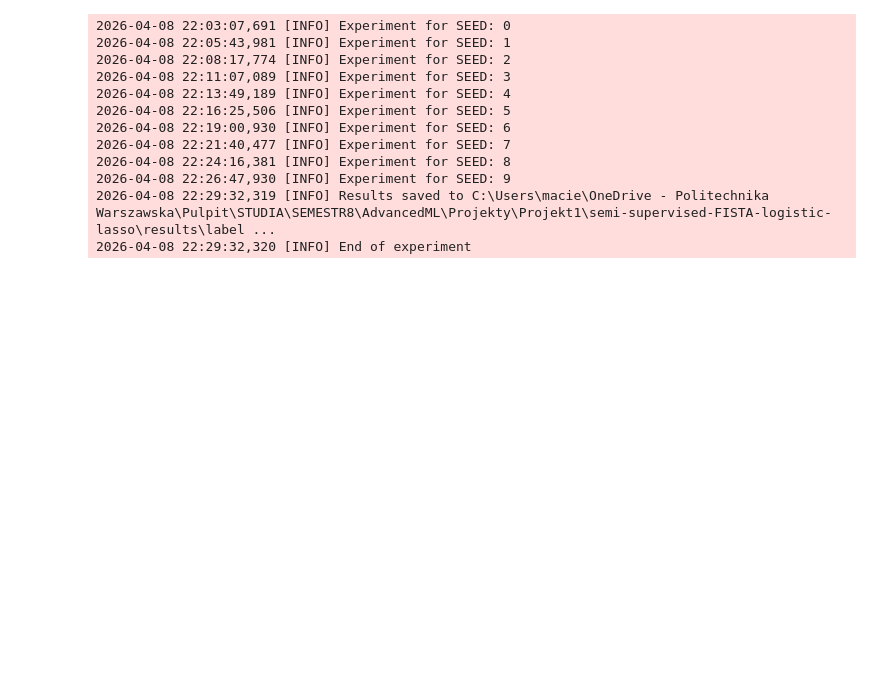
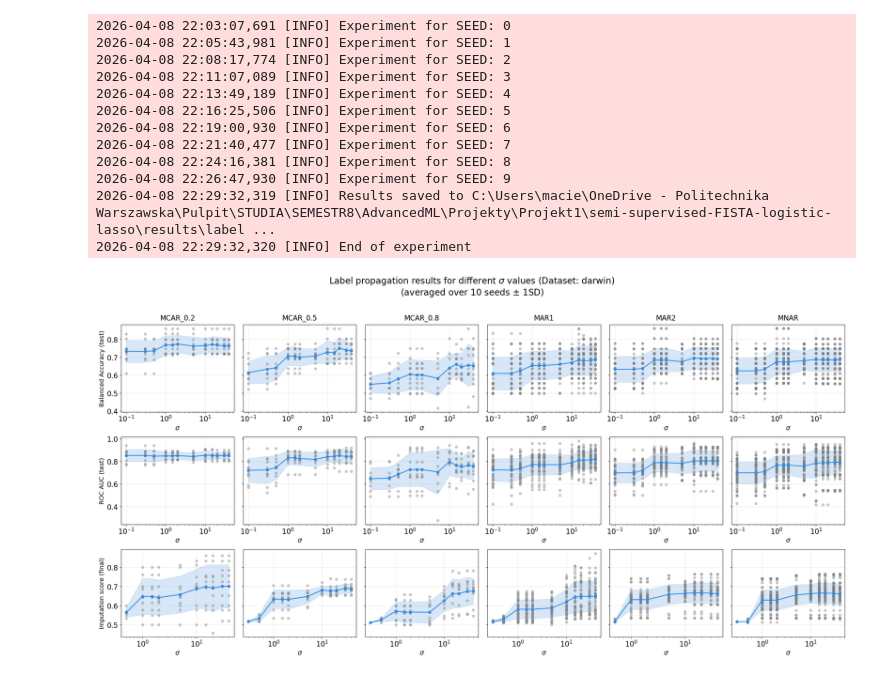
Before and after one commit to tomaszzywicki/semi-supervised-FISTA-logistic-lasso, a Jupyter notebook: notebooks/experiments.ipynb, the cells around one changed output. Saved outputs shown, nothing was run; the diff lists cells and outputs as text; code cells hidden in the pictures; blank space fills up the shorter version.

Commit message:
label propagation visualizations

```diff
--- a/notebooks/experiments.ipynb
+++ b/notebooks/experiments.ipynb
@@ -311,3 +311,11 @@ results_sonar = run_label_propagation_experiment(
 2026-04-08 22:26:47,930 [INFO] Experiment for SEED: 9
 2026-04-08 22:29:32,319 [INFO] Results saved to C:\Users\macie\OneDrive - Politechnika Warszawska\Pulpit\STUDIA\SEMESTR8\AdvancedML\Projekty\Projekt1\semi-supervised-FISTA-logistic-lasso\results\label ...
 2026-04-08 22:29:32,320 [INFO] End of experiment
+# %%
+df_darwin = pd.read_csv('../results/label_propagation/darwin.csv')
+df_lsvt = pd.read_csv('../results/label_propagation/lsvt.csv')
+df_sonar = pd.read_csv('../results/label_propagation/sonar.csv')
+# %%
+plot_sigma_results(df_darwin, 'darwin')
+# %% [output]
+[figure, added]
```
Also changed, not shown: parts of 3 cells of this notebook, 1 other file.
